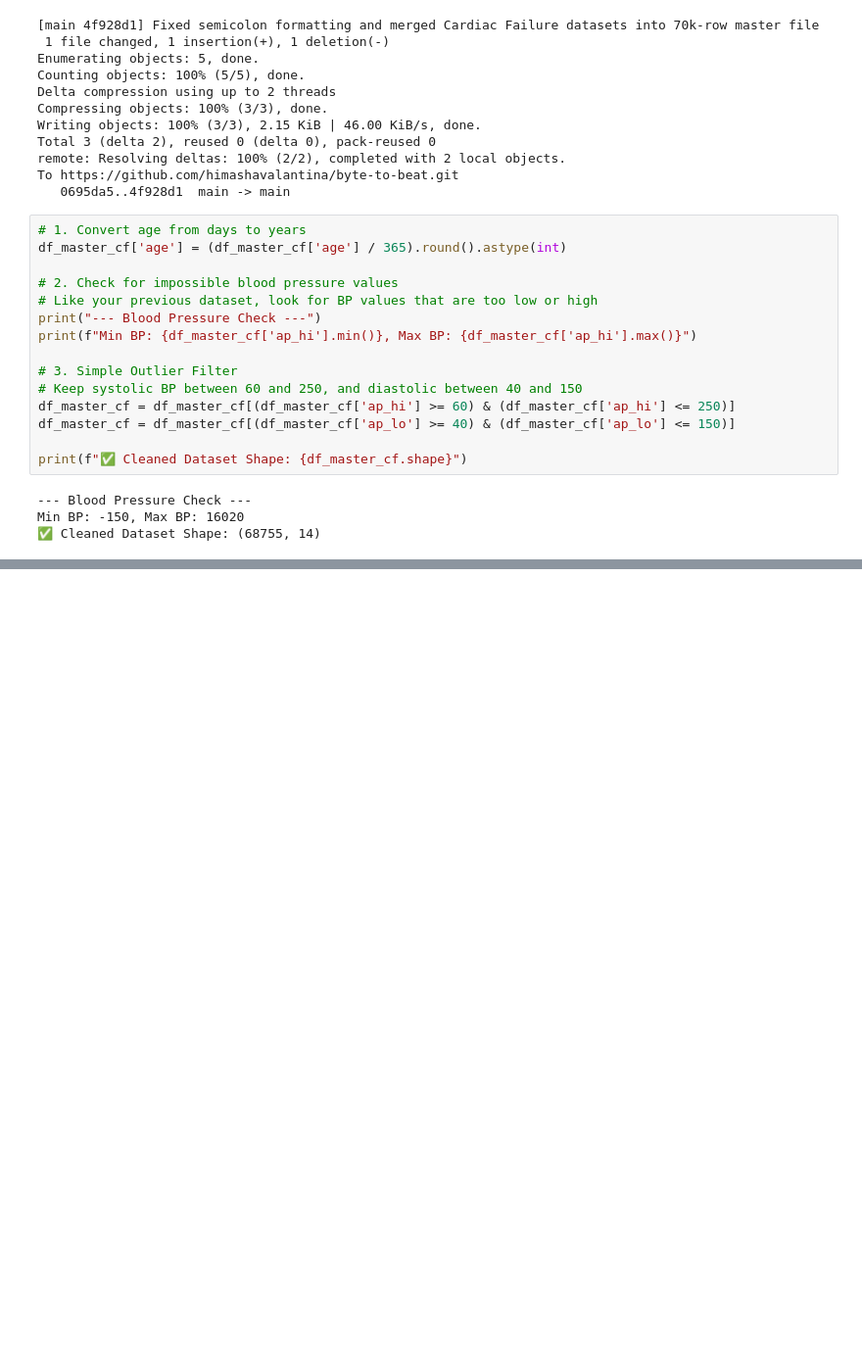
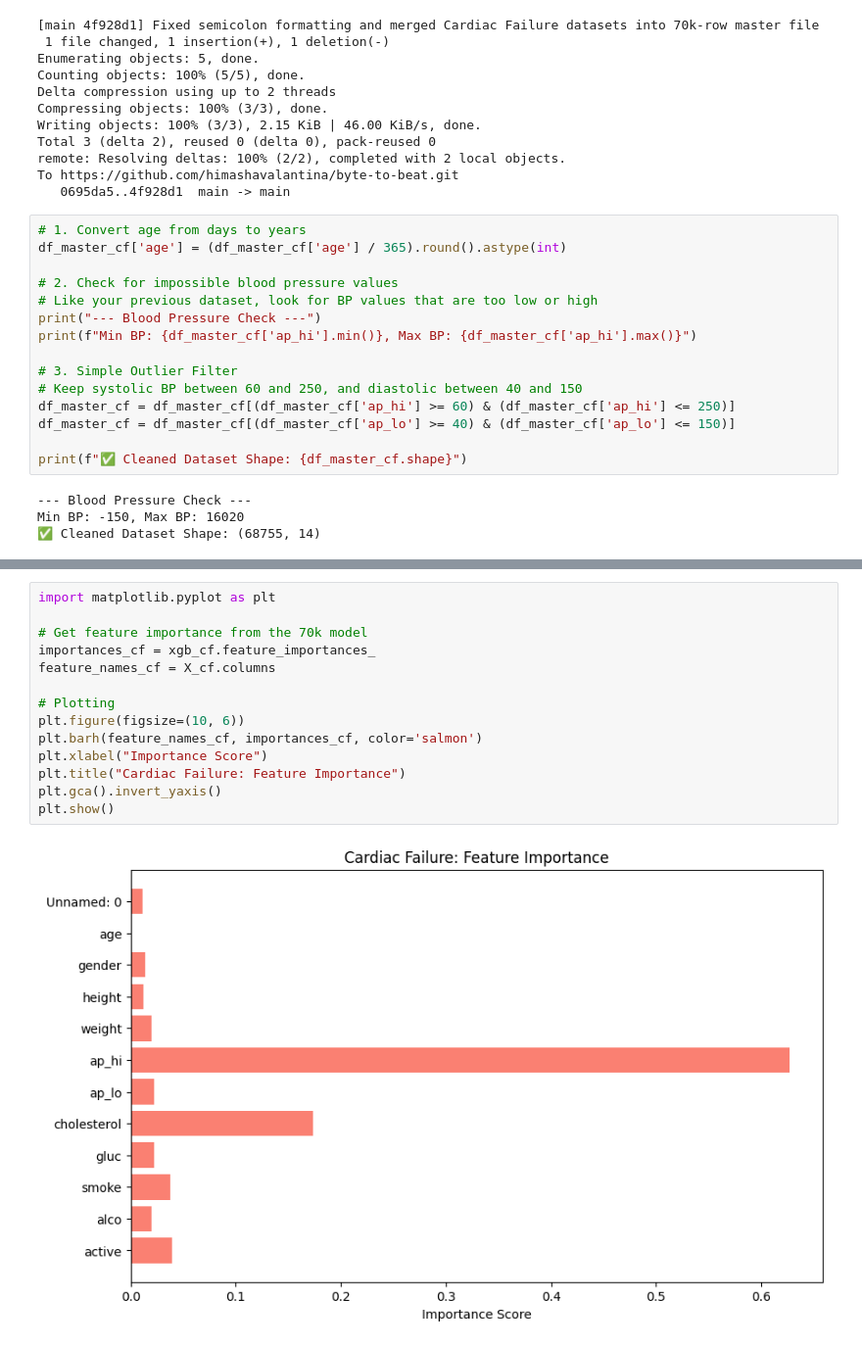
Before and after one commit to himashavalantina/byte-to-beat, a Jupyter notebook: byte to beat.ipynb, the cells around one changed output, grey strips where cells are left out. Shown at 98% size. Cells and saved outputs as stored; diff of their text form; blank space fills up the shorter version.

```diff
--- a/byte to beat.ipynb
+++ b/byte to beat.ipynb
@@ -580,0 +599,16 @@ print(f"🚀 Master Cardiac Failure Accuracy: {xgb_cf.score(X_test_cf, y_test_cf
+# %%
+import matplotlib.pyplot as plt
+
+# Get feature importance from the 70k model
+importances_cf = xgb_cf.feature_importances_
+feature_names_cf = X_cf.columns
+
+# Plotting
+plt.figure(figsize=(10, 6))
+plt.barh(feature_names_cf, importances_cf, color='salmon')
+plt.xlabel("Importance Score")
+plt.title("Cardiac Failure: Feature Importance")
+plt.gca().invert_yaxis()
+plt.show()
+# %% [output]
+[figure, added]
```
Also changed, not shown: parts of 3 cells of this notebook.
